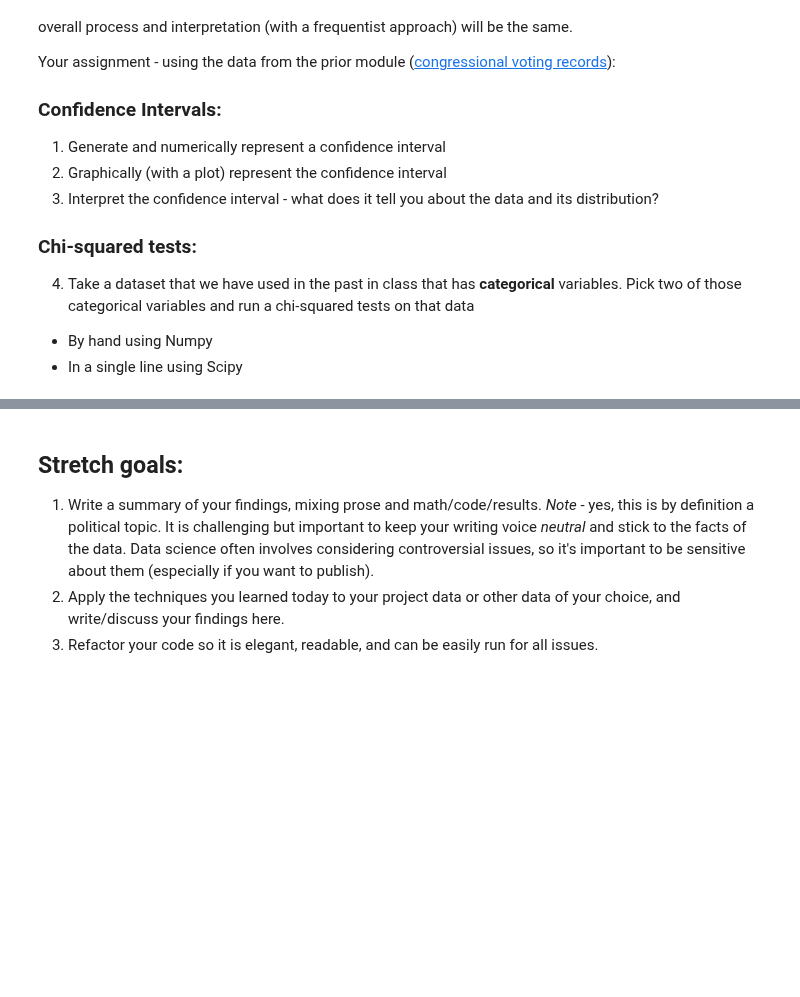
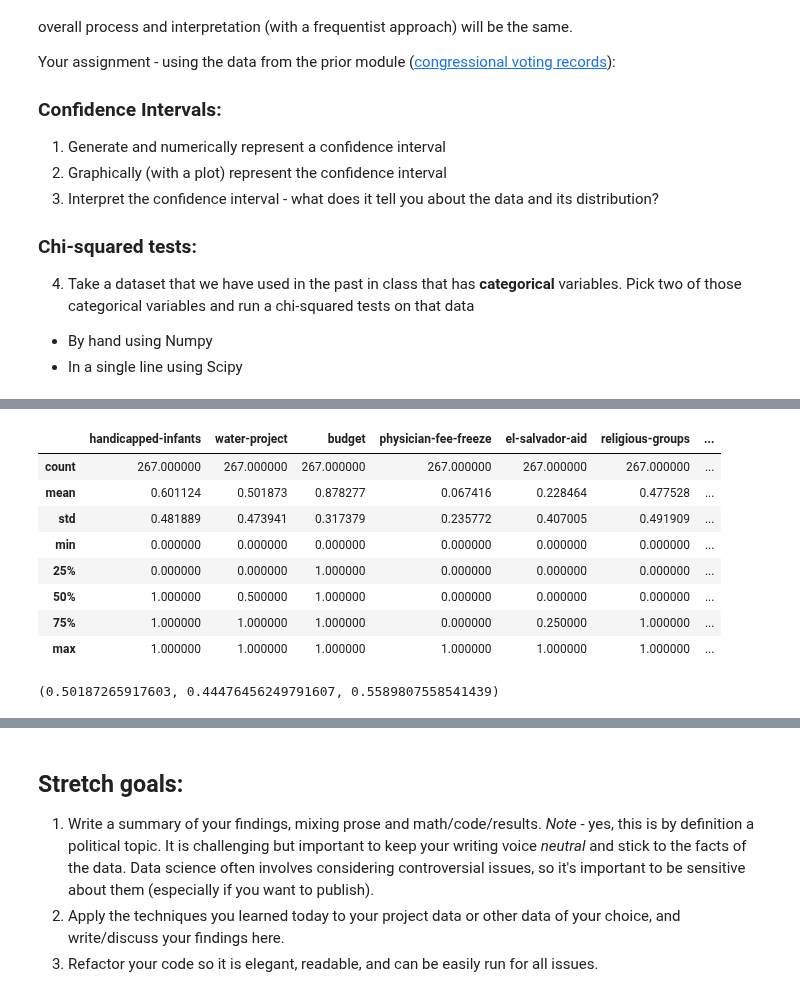
Before and after one commit to bloominstituteoftechnology/DS-Unit-1-Sprint-2-Statistics, a Jupyter notebook: module2/LS_DS_122_Sampling_Confidence_Intervals_and_Hypothesis_Testing_Assignment.ipynb, the cells around one changed output, grey strips where cells are left out. Cells and saved outputs as stored; diff of their text form; code cells hidden in the pictures; blank space fills up the shorter version.

```diff
--- a/module2/LS_DS_122_Sampling_Confidence_Intervals_and_Hypothesis_Testing_Assignment.ipynb
+++ b/module2/LS_DS_122_Sampling_Confidence_Intervals_and_Hypothesis_Testing_Assignment.ipynb
@@ -31,0 +90,12 @@ Your assignment - using the data from the prior module ([congressional voting re
+# %%
+dem.describe()
+# %% [output]
+|  | handicapped-infants | water-project | budget | physician-fee-freeze | el-salvador-aid | religious-groups | ... |
+| count | 267.000000 | 267.000000 | 267.000000 | 267.000000 | 267.000000 | 267.000000 | ... |
+| mean | 0.601124 | 0.501873 | 0.878277 | 0.067416 | 0.228464 | 0.477528 | ... |
+| std | 0.481889 | 0.473941 | 0.317379 | 0.235772 | 0.407005 | 0.491909 | ... |
+| min | 0.000000 | 0.000000 | 0.000000 | 0.000000 | 0.000000 | 0.000000 | ... |
+| 25% | 0.000000 | 0.000000 | 1.000000 | 0.000000 | 0.000000 | 0.000000 | ... |
+| 50% | 1.000000 | 0.500000 | 1.000000 | 0.000000 | 0.000000 | 0.000000 | ... |
+| 75% | 1.000000 | 1.000000 | 1.000000 | 0.000000 | 0.250000 | 1.000000 | ... |
+| max | 1.000000 | 1.000000 | 1.000000 | 1.000000 | 1.000000 | 1.000000 | ... |
@@ -31,0 +111,4 @@ Your assignment - using the data from the prior module ([congressional voting re
+# %%
+confidence_interval(dem["water-project"])
+# %% [output]
+(0.50187265917603, 0.44476456249791607, 0.5589807558541439)
```
Also changed, not shown: parts of 27 cells of this notebook.
